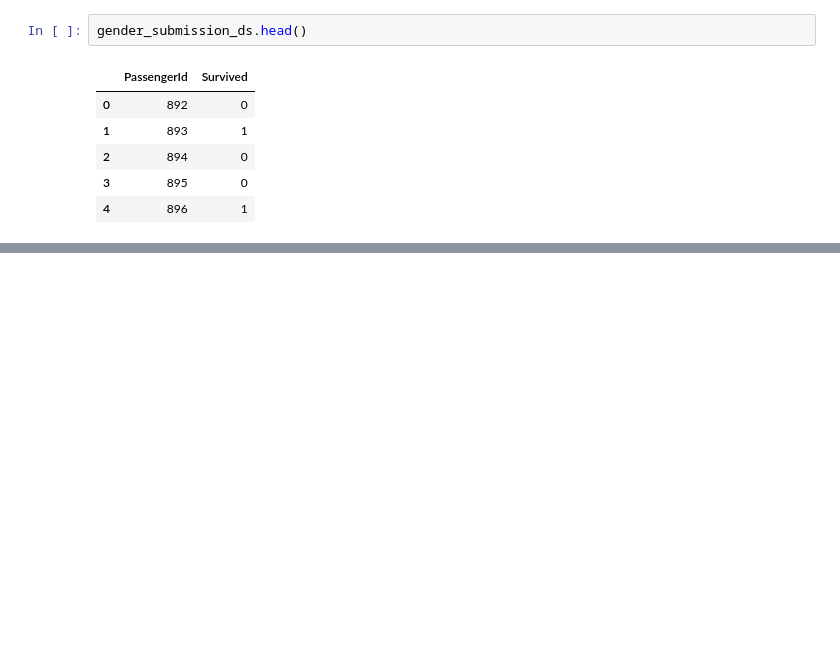
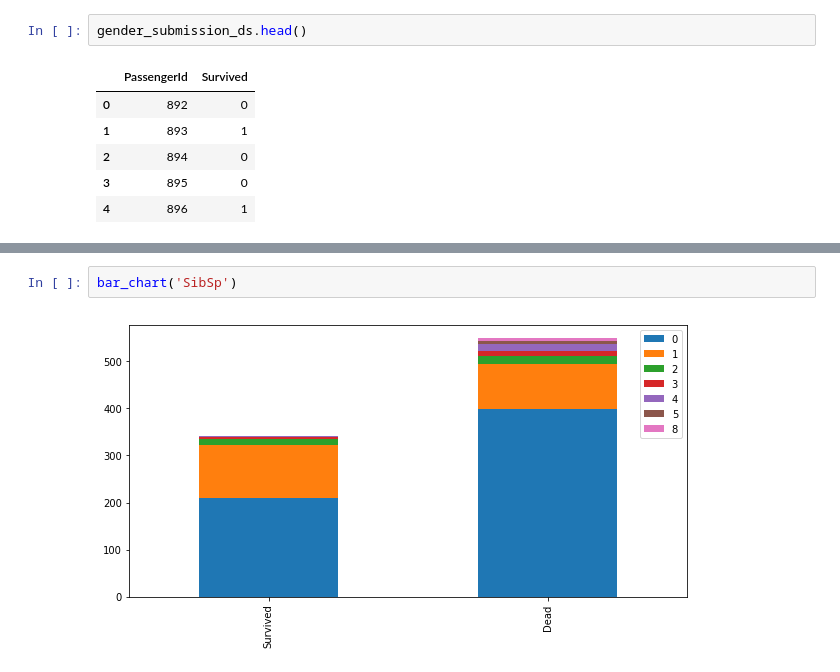
Before and after one commit to sunmarknatecom/kaggle_titanic, a Jupyter notebook: kaggle_titanic.ipynb, the cells around one changed output, grey strips where cells are left out. Drawn from its saved outputs; the diff is of its cells as text; blank space fills up the shorter version.

```diff
--- a/kaggle_titanic.ipynb
+++ b/kaggle_titanic.ipynb
@@ -88,0 +154,4 @@ gender_submission_ds.head()
+# %%
+bar_chart('SibSp')
+# %% [output]
+[figure, added]
```
Also changed, not shown: parts of 15 cells of this notebook, 3 other files.
